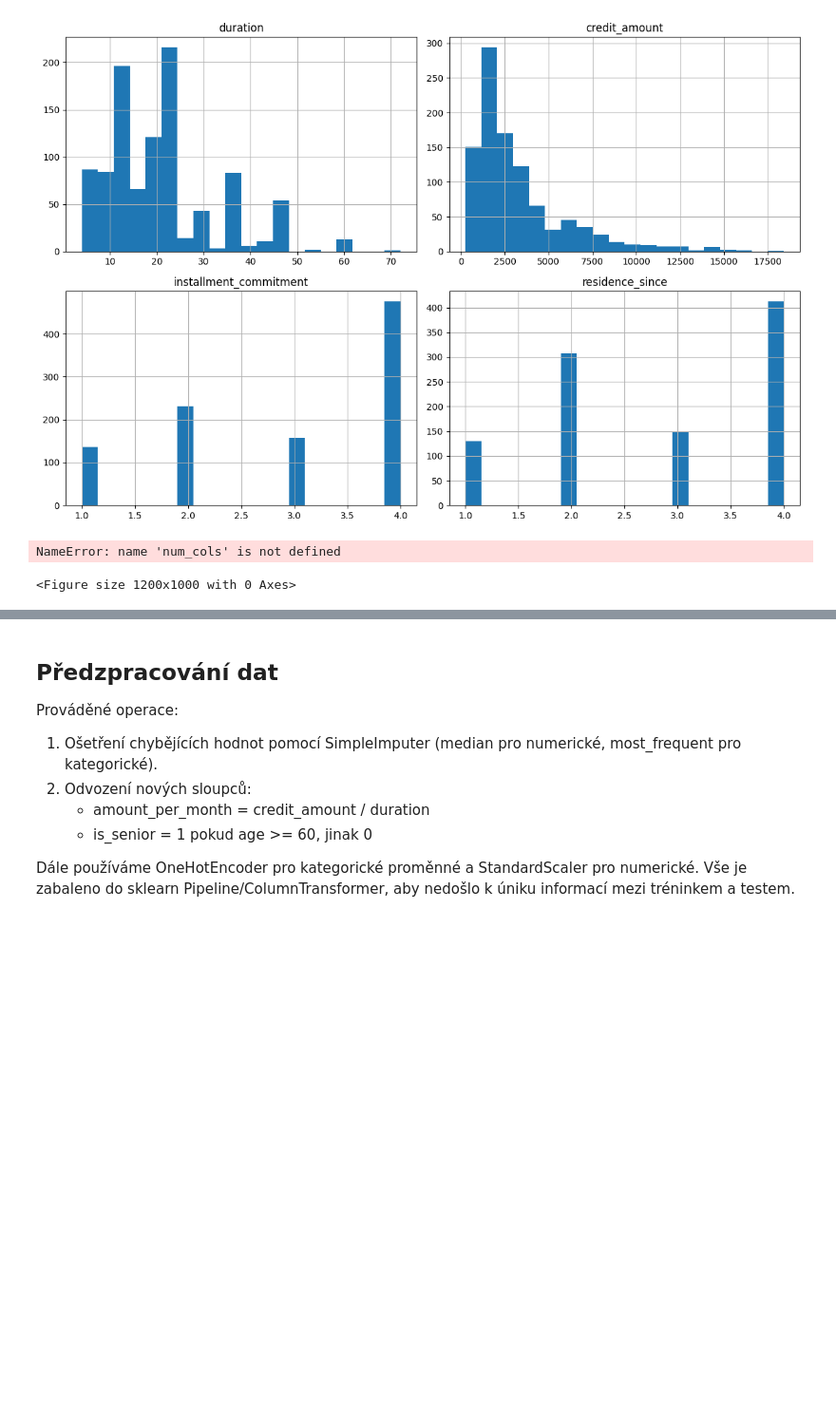
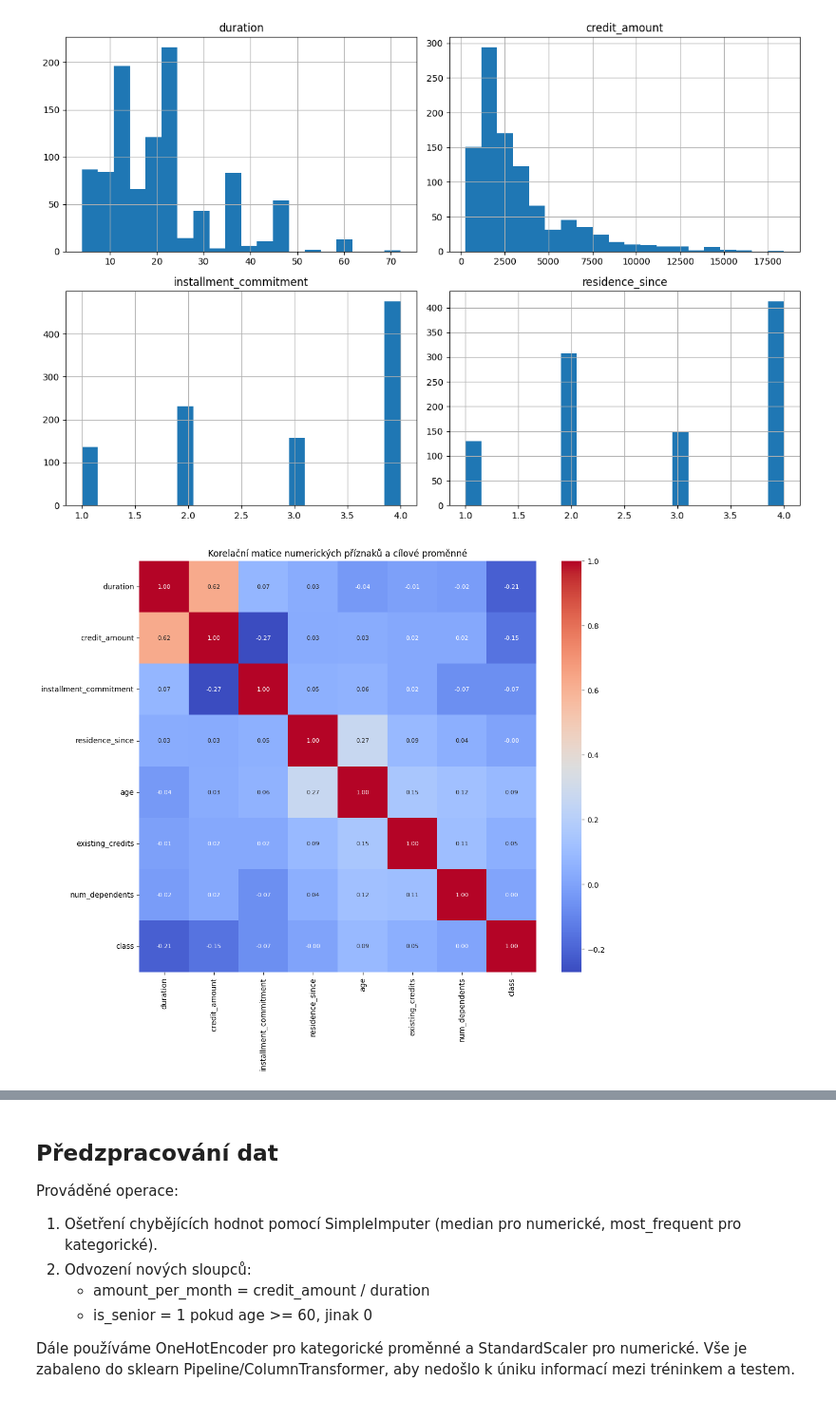
Before and after one commit to Kubis1414/4iz466_credit_model, a Jupyter notebook: credit_g_project.ipynb, the cells around one changed output, grey strips where cells are left out. Shown at 95% size. Cells and saved outputs as stored; diff of their text form; code cells hidden in the pictures; blank space fills up the shorter version.

```diff
--- a/credit_g_project.ipynb
+++ b/credit_g_project.ipynb
@@ -173,17 +173,19 @@ if num_cols_preview:
 # %%
 plt.figure(figsize=(12, 10))
 # Převedení kategorické cílové proměnné na numerickou pro korelaci
 df_corr = df.copy()
 if df_corr[target_name].dtype == 'object' or df_corr[target_name].dtype.name == 'category':
     df_corr[target_name] = LabelEncoder().fit_transform(df_corr[target_name])
 
+# Identifikace numerických sloupců PŘED jejich použitím
+num_cols = [c for c in df.select_dtypes(include=["number"]).columns.tolist() if c != target_name]
+
 correlation_matrix = df_corr[num_cols + [target_name]].corr()
 sns.heatmap(correlation_matrix, annot=True, cmap='coolwarm', fmt=".2f", annot_kws={"size": 8})
 plt.title('Korelační matice numerických příznaků a cílové proměnné')
 plt.show()
 # %% [output]
-NameError: name 'num_cols' is not defined
-<Figure size 1200x1000 with 0 Axes>
+[figure, added]
 # %%
 key_num_cols = ['credit_amount', 'duration', 'age', 'amount_per_month']
 
```
Also changed, not shown: parts of 10 cells of this notebook, 1 other file.
